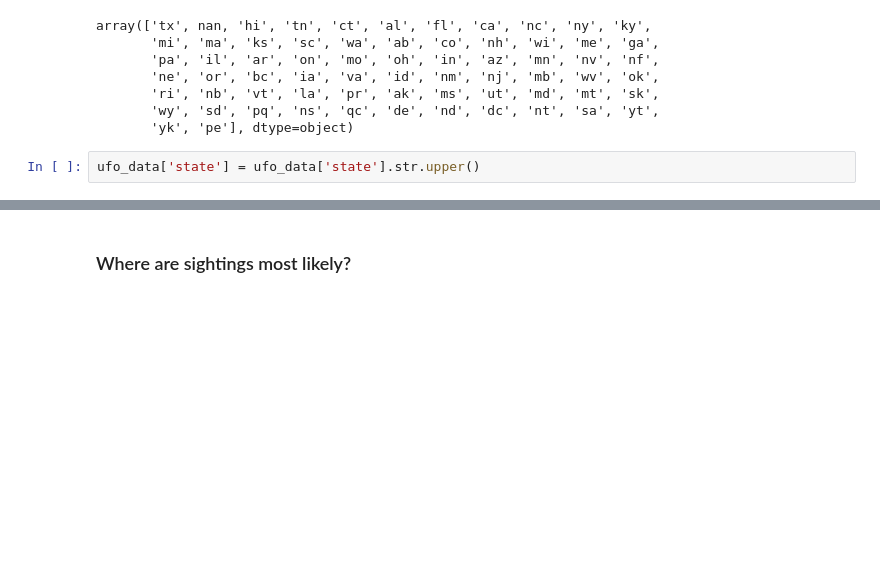
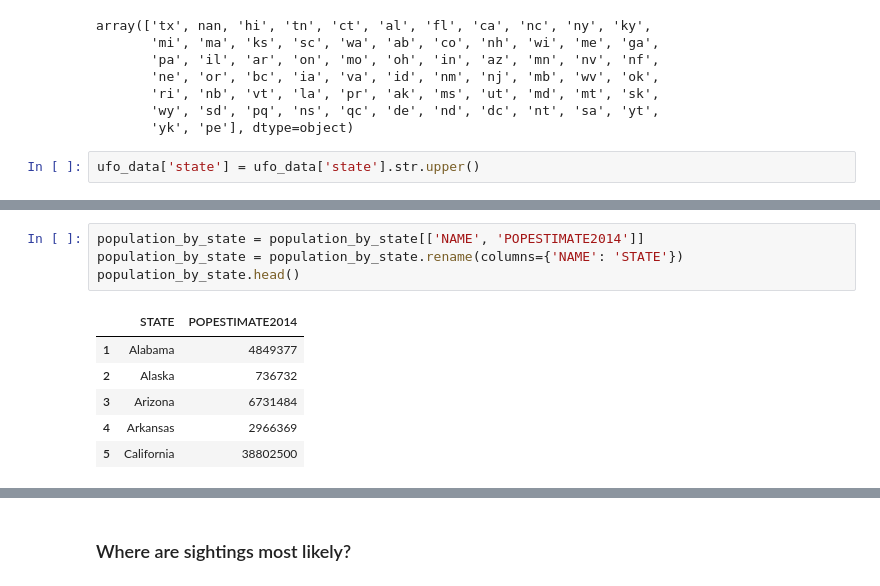
Before and after one commit to kflemming30/UFO_sightings, a Jupyter notebook: Sightings_Analysis.ipynb, the cells around one changed output, grey strips where cells are left out. Drawn from its saved outputs; the diff is of its cells as text; blank space fills up the shorter version.

```diff
--- a/Sightings_Analysis.ipynb
+++ b/Sightings_Analysis.ipynb
@@ -139,0 +178,11 @@ ufo_data['state'] = ufo_data['state'].str.upper()
+# %%
+population_by_state = population_by_state[['NAME', 'POPESTIMATE2014']]
+population_by_state = population_by_state.rename(columns={'NAME': 'STATE'})
+population_by_state.head()
+# %% [output]
+|  | STATE | POPESTIMATE2014 |
+| 1 | Alabama | 4849377 |
+| 2 | Alaska | 736732 |
+| 3 | Arizona | 6731484 |
+| 4 | Arkansas | 2966369 |
+| 5 | California | 38802500 |
```
Also changed, not shown: parts of 16 cells of this notebook, 3 other files.
